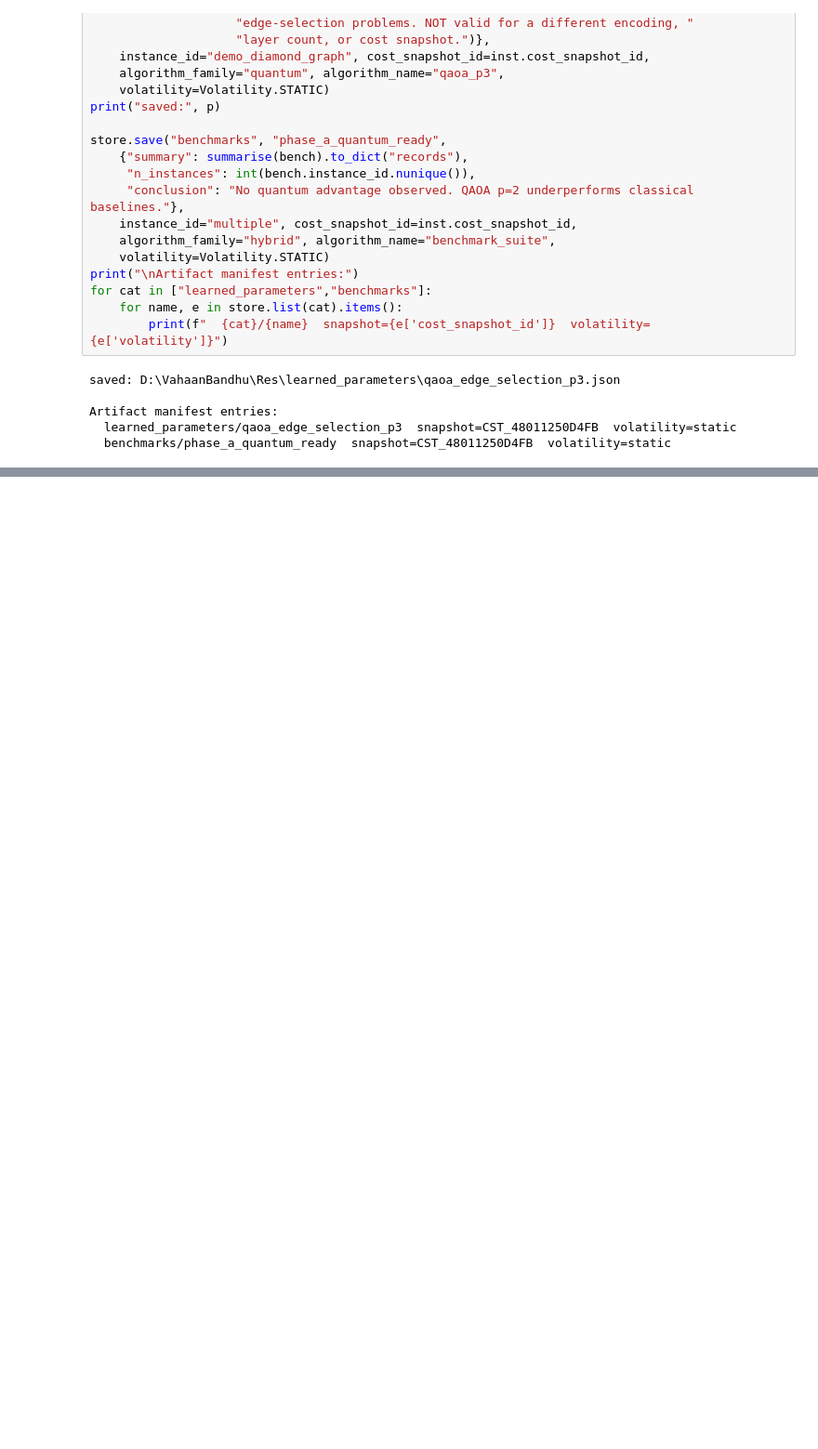
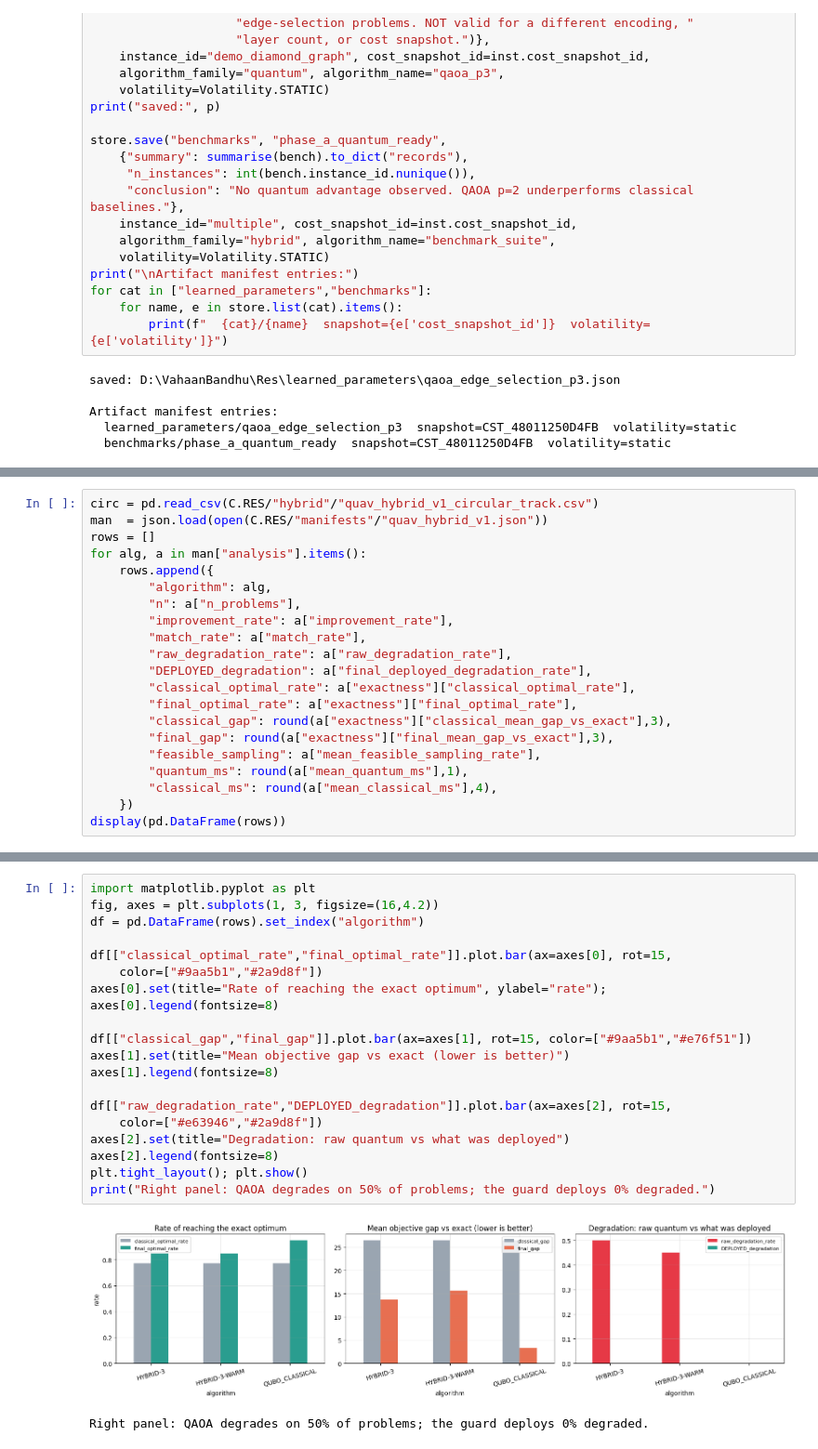
Before and after one commit to Niranjan1Praveen/VahaanBandhu, a Jupyter notebook: Research/route_optimization_classical_quantum.ipynb, the cells around one changed output, grey strips where cells are left out. Shown at 93% size. Cells and saved outputs as stored; diff of their text form; blank space fills up the shorter version.

```diff
--- a/Research/route_optimization_classical_quantum.ipynb
+++ b/Research/route_optimization_classical_quantum.ipynb
@@ -916,0 +1188,21 @@ Artifact manifest entries:
+# %%
+circ = pd.read_csv(C.RES/"hybrid"/"quav_hybrid_v1_circular_track.csv")
+man  = json.load(open(C.RES/"manifests"/"quav_hybrid_v1.json"))
+rows = []
+for alg, a in man["analysis"].items():
+    rows.append({
+        "algorithm": alg,
+        "n": a["n_problems"],
+        "improvement_rate": a["improvement_rate"],
+        "match_rate": a["match_rate"],
+        "raw_degradation_rate": a["raw_degradation_rate"],
+        "DEPLOYED_degradation": a["final_deployed_degradation_rate"],
+        "classical_optimal_rate": a["exactness"]["classical_optimal_rate"],
+        "final_optimal_rate": a["exactness"]["final_optimal_rate"],
+        "classical_gap": round(a["exactness"]["classical_mean_gap_vs_exact"],3),
+        "final_gap": round(a["exactness"]["final_mean_gap_vs_exact"],3),
+        "feasible_sampling": a["mean_feasible_sampling_rate"],
+        "quantum_ms": round(a["mean_quantum_ms"],1),
+        "classical_ms": round(a["mean_classical_ms"],4),
+    })
+display(pd.DataFrame(rows))
@@ -916,0 +1236,22 @@ Artifact manifest entries:
+# %%
+import matplotlib.pyplot as plt
+fig, axes = plt.subplots(1, 3, figsize=(16,4.2))
+df = pd.DataFrame(rows).set_index("algorithm")
+
+df[["classical_optimal_rate","final_optimal_rate"]].plot.bar(ax=axes[0], rot=15,
+    color=["#9aa5b1","#2a9d8f"])
+axes[0].set(title="Rate of reaching the exact optimum", ylabel="rate"); axes[0].legend(fontsize=8)
+
+df[["classical_gap","final_gap"]].plot.bar(ax=axes[1], rot=15, color=["#9aa5b1","#e76f51"])
+axes[1].set(title="Mean objective gap vs exact (lower is better)")
+axes[1].legend(fontsize=8)
+
+df[["raw_degradation_rate","DEPLOYED_degradation"]].plot.bar(ax=axes[2], rot=15,
+    color=["#e63946","#2a9d8f"])
+axes[2].set(title="Degradation: raw quantum vs what was deployed")
+axes[2].legend(fontsize=8)
+plt.tight_layout(); plt.show()
+print("Right panel: QAOA degrades on 50% of problems; the guard deploys 0% degraded.")
+# %% [output]
+[figure, added]
+Right panel: QAOA degrades on 50% of problems; the guard deploys 0% degraded.
```
Also changed, not shown: parts of 40 cells of this notebook, 18 other files.
